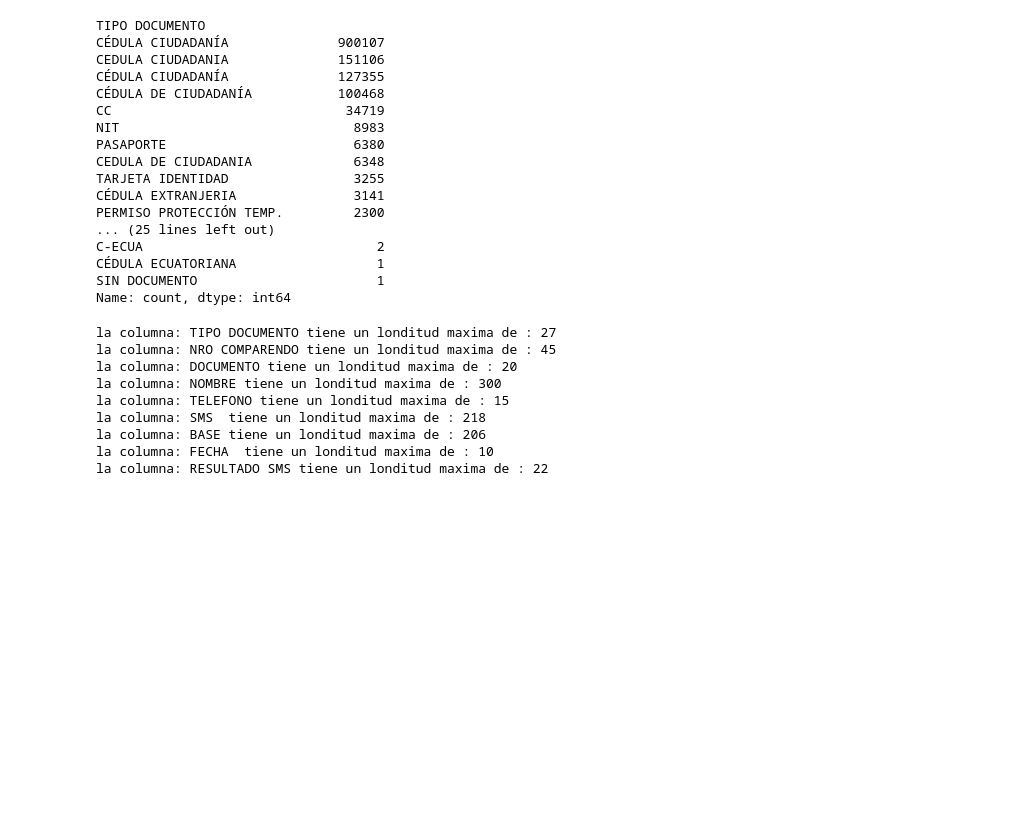
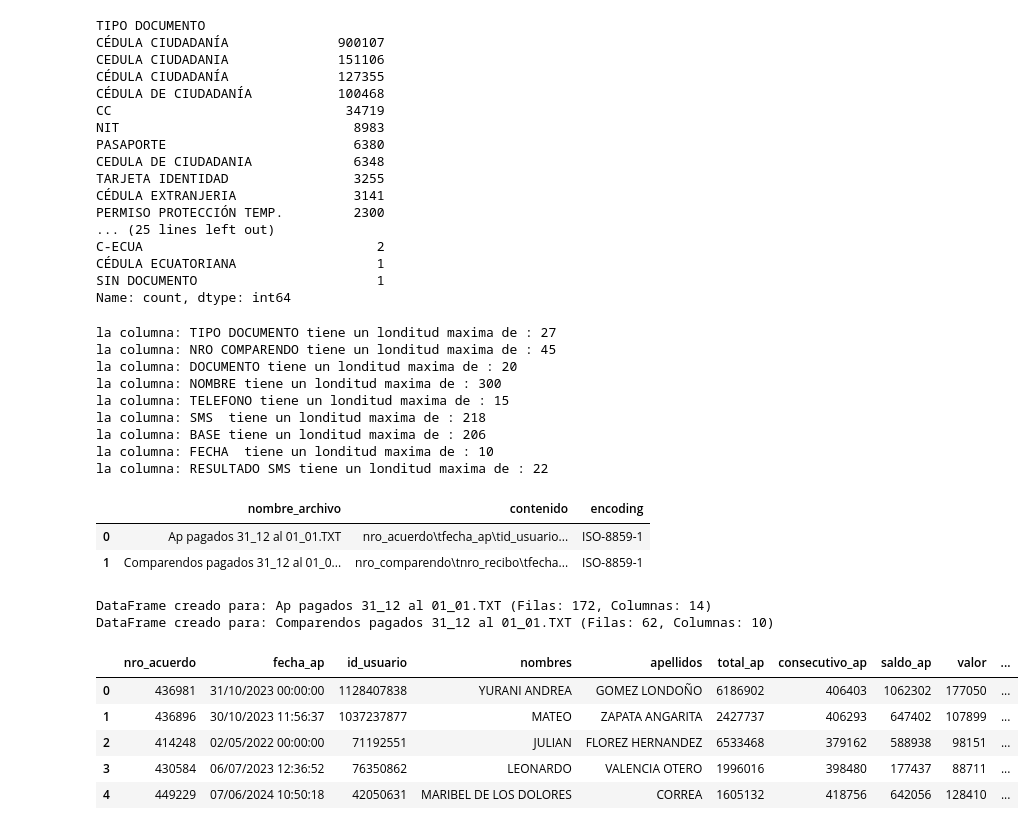
Before and after one commit to felixjos3ca21/app_simm, a Jupyter notebook: SIMM_app_streamlit/pruebas.ipynb, the cells around one changed output. Drawn from its saved outputs; the diff is of its cells as text; code cells hidden in the pictures; blank space fills up the shorter version.

```diff
--- a/SIMM_app_streamlit/pruebas.ipynb
+++ b/SIMM_app_streamlit/pruebas.ipynb
@@ -80,3 +81,72 @@ la columna: SMS  tiene un londitud maxima de : 218
 la columna: BASE tiene un londitud maxima de : 206
 la columna: FECHA  tiene un londitud maxima de : 10
 la columna: RESULTADO SMS tiene un londitud maxima de : 22
+# %%
+import chardet
+
+ruta_archivo = r"C:\Users\1513873\ANDES BPO S.A.S\Johan Felipe JG. Gómez Arango - SIMM\BASES\2025\ENERO\02_01_2025 - copia"
+def detectar_encoding(ruta_archivo):
+    with open(ruta_archivo, 'rb') as f:
+        rawdata = f.read()
+    return chardet.detect(rawdata)['encoding']
+
+datos = []
+for archivo in archivos:
+    try:
+        ruta_completa = os.path.join(carpeta, archivo)
+        encoding = detectar_encoding(ruta_completa)
+        with open(ruta_completa, 'r', encoding=encoding) as f:
+            contenido = f.read()
+            datos.append({
+                'nombre_archivo': archivo,
+                'contenido': contenido,
+                'encoding': encoding  # Opcional: ver qué codificación detectó
+            })
+    except Exception as e:
+        print(f"Error leyendo {archivo}: {str(e)}")
+
+df = pd.DataFrame(datos)
+df
+# %% [output]
+|  | nombre_archivo | contenido | encoding |
+| 0 | Ap pagados 31_12 al 01_01.TXT | nro_acuerdo\tfecha_ap\tid_usuario... | ISO-8859-1 |
+| 1 | Comparendos pagados 31_12 al 01_0... | nro_comparendo\tnro_recibo\tfecha... | ISO-8859-1 |
+# %%
+# 1. Especificar la carpeta y listar archivos
+carpeta = r"C:\Users\1513873\ANDES BPO S.A.S\Johan Felipe JG. Gómez Arango - SIMM\BASES\2025\ENERO\02_01_2025 - copia"
+archivos = [f for f in os.listdir(carpeta) if f.lower().endswith('.txt')]
+
+# 2. Diccionario para almacenar los DataFrames
+dfs = {}
+
+# 3. Leer cada archivo y crear un DataFrame
+for archivo in archivos:
+    try:
+        ruta_completa = os.path.join(carpeta, archivo)
+        df = pd.read_csv(
+            ruta_completa,
+            sep='\t',                # Separador de tabulador
+            encoding='ISO-8859-1',    # Codificación detectada
+            header=0                  # Usar primera fila como encabezado
+        )
+        dfs[archivo] = df  # Guardar en el diccionario
+        print(f"DataFrame creado para: {archivo} (Filas: {df.shape[0]}, Columnas: {df.shape[1]})")
+    except Exception as e:
+        print(f"Error procesando {archivo}: {str(e)}")
+# %% [output]
+DataFrame creado para: Ap pagados 31_12 al 01_01.TXT (Filas: 172, Columnas: 14)
+DataFrame creado para: Comparendos pagados 31_12 al 01_01.TXT (Filas: 62, Columnas: 10)
+# %%
+# Ejemplo: Obtener el DataFrame del primer archivo
+nombre_primer_archivo = list(dfs.keys())[0]
+df_1 = dfs[nombre_primer_archivo]
+
+# Ver las primeras filas
+df_1.head()
+# %% [output]
+|  | nro_acuerdo | fecha_ap | id_usuario | nombres | apellidos | total_ap | consecutivo_ap | saldo_ap | valor | ... |
+| 0 | 436981 | 31/10/2023 00:00:00 | 1128407838 | YURANI ANDREA | GOMEZ LONDOÑO | 6186902 | 406403 | 1062302 | 177050 | ... |
+| 1 | 436896 | 30/10/2023 11:56:37 | 1037237877 | MATEO | ZAPATA ANGARITA | 2427737 | 406293 | 647402 | 107899 | ... |
+| 2 | 414248 | 02/05/2022 00:00:00 | 71192551 | JULIAN | FLOREZ HERNANDEZ | 6533468 | 379162 | 588938 | 98151 | ... |
+| 3 | 430584 | 06/07/2023 12:36:52 | 76350862 | LEONARDO | VALENCIA OTERO | 1996016 | 398480 | 177437 | 88711 | ... |
+| 4 | 449229 | 07/06/2024 10:50:18 | 42050631 | MARIBEL DE LOS DOLORES | CORREA | 1605132 | 418756 | 642056 | 128410 | ... |
```
Also changed, not shown: parts of 6 cells of this notebook, 3 other files.
